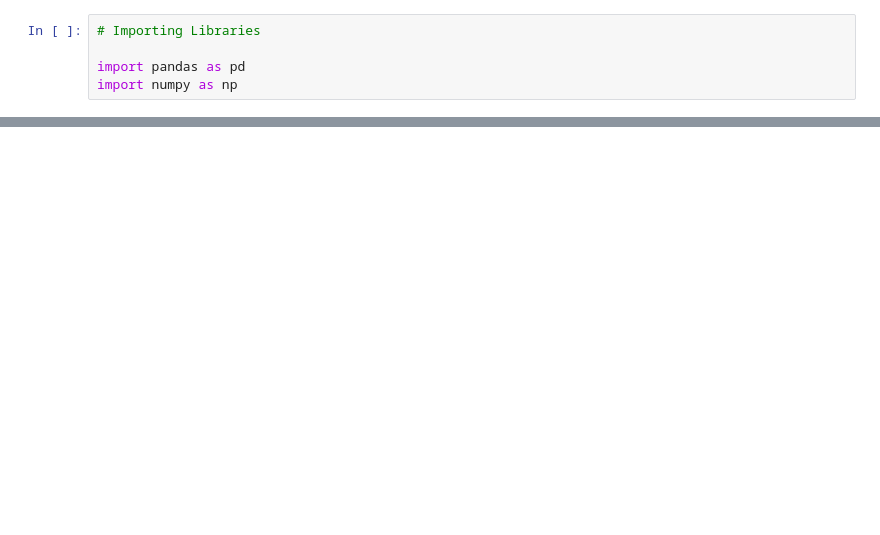
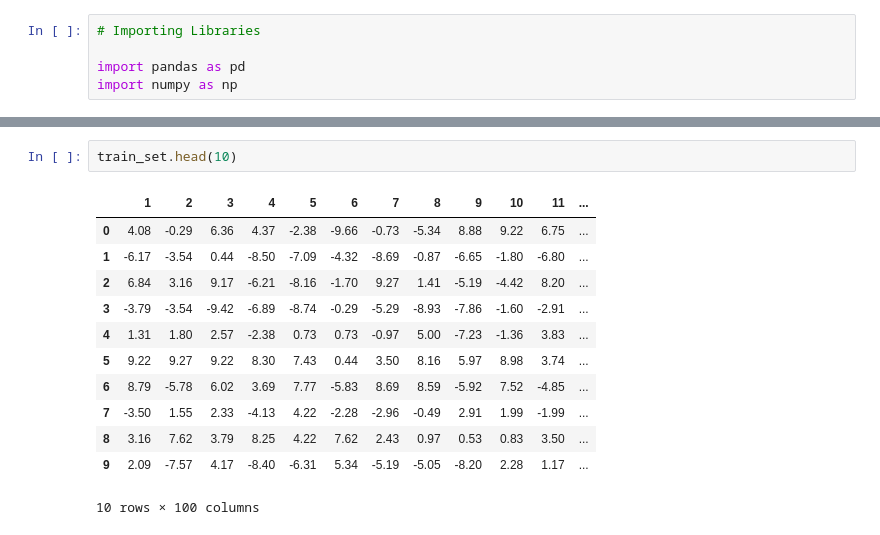
Before and after one commit to neerajthandayan/CE888, a Jupyter notebook: lab4/my_recommender.ipynb, the cells around one changed output, grey strips where cells are left out. Saved outputs shown, nothing was run; the diff lists cells and outputs as text; blank space fills up the shorter version.

```diff
--- a/lab4/my_recommender.ipynb
+++ b/lab4/my_recommender.ipynb
@@ -28,0 +45,15 @@ jk_df.replace(99,np.nan,inplace=True)
+# %%
+train_set.head(10)
+# %% [output]
+|  | 1 | 2 | 3 | 4 | 5 | 6 | 7 | 8 | 9 | 10 | 11 | ... |
+| 0 | 4.08 | -0.29 | 6.36 | 4.37 | -2.38 | -9.66 | -0.73 | -5.34 | 8.88 | 9.22 | 6.75 | ... |
+| 1 | -6.17 | -3.54 | 0.44 | -8.50 | -7.09 | -4.32 | -8.69 | -0.87 | -6.65 | -1.80 | -6.80 | ... |
+| 2 | 6.84 | 3.16 | 9.17 | -6.21 | -8.16 | -1.70 | 9.27 | 1.41 | -5.19 | -4.42 | 8.20 | ... |
+| 3 | -3.79 | -3.54 | -9.42 | -6.89 | -8.74 | -0.29 | -5.29 | -8.93 | -7.86 | -1.60 | -2.91 | ... |
+| 4 | 1.31 | 1.80 | 2.57 | -2.38 | 0.73 | 0.73 | -0.97 | 5.00 | -7.23 | -1.36 | 3.83 | ... |
+| 5 | 9.22 | 9.27 | 9.22 | 8.30 | 7.43 | 0.44 | 3.50 | 8.16 | 5.97 | 8.98 | 3.74 | ... |
+| 6 | 8.79 | -5.78 | 6.02 | 3.69 | 7.77 | -5.83 | 8.69 | 8.59 | -5.92 | 7.52 | -4.85 | ... |
+| 7 | -3.50 | 1.55 | 2.33 | -4.13 | 4.22 | -2.28 | -2.96 | -0.49 | 2.91 | 1.99 | -1.99 | ... |
+| 8 | 3.16 | 7.62 | 3.79 | 8.25 | 4.22 | 7.62 | 2.43 | 0.97 | 0.53 | 0.83 | 3.50 | ... |
+| 9 | 2.09 | -7.57 | 4.17 | -8.40 | -6.31 | 5.34 | -5.19 | -5.05 | -8.20 | 2.28 | 1.17 | ... |
+10 rows × 100 columns
```
Also changed, not shown: parts of 6 cells of this notebook.
